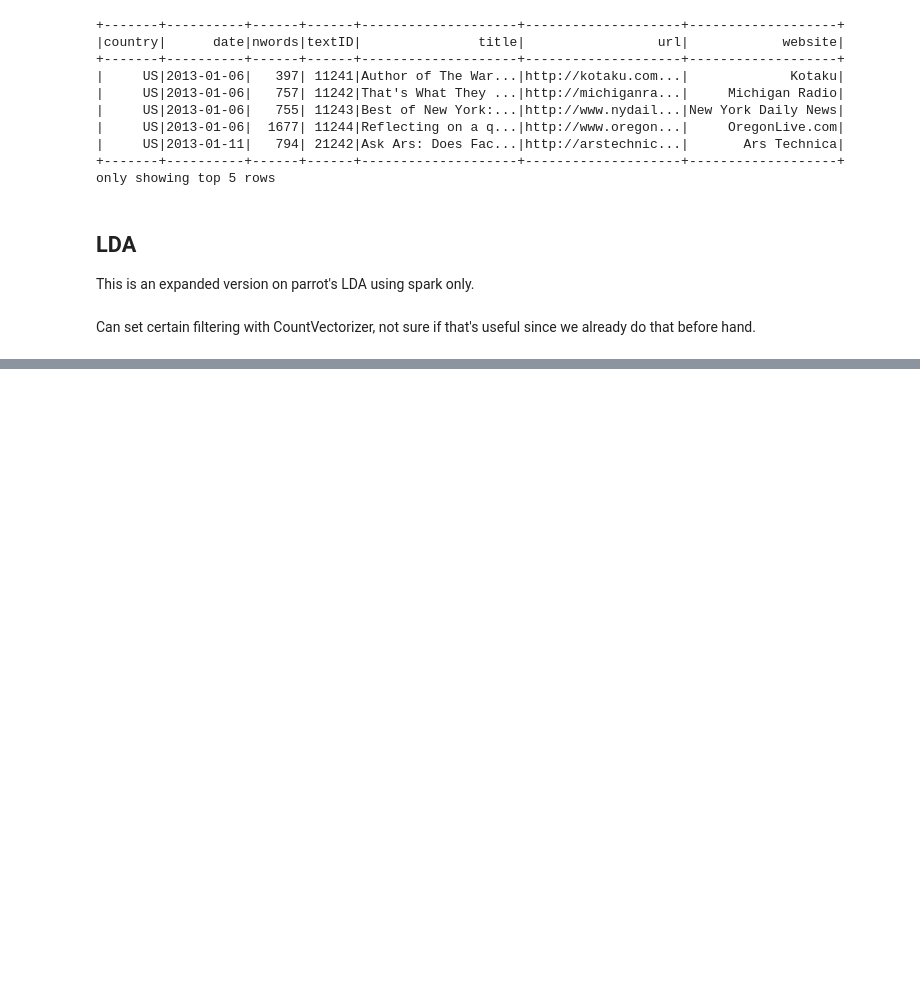
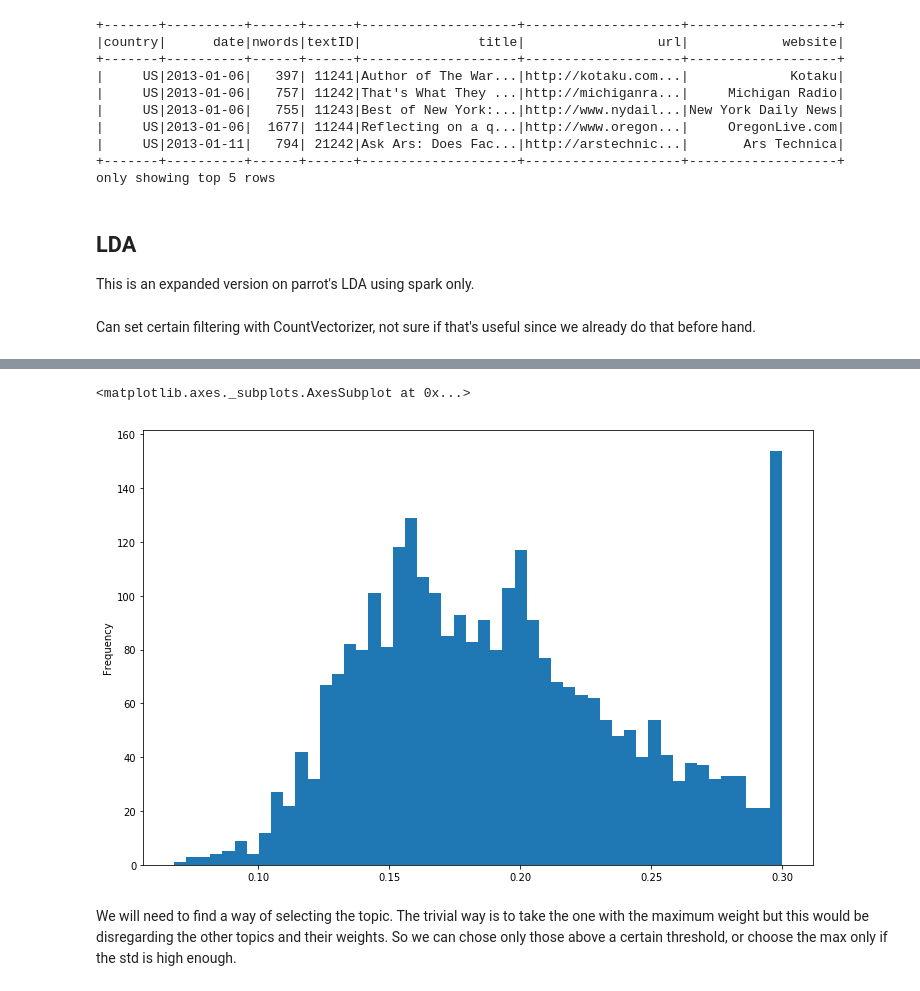
Before and after one commit to chrismeunier/ADA-Engineering-Project, a Jupyter notebook: Introduction, data cleaning and LDA.ipynb, the cells around one changed output, grey strips where cells are left out. Drawn from its saved outputs; the diff is of its cells as text; code cells hidden in the pictures; blank space fills up the shorter version.

```diff
--- a/Introduction, data cleaning and LDA.ipynb
+++ b/Introduction, data cleaning and LDA.ipynb
@@ -295,5 +299,7 @@ display(HTML("<style>.container { width:50% !important; }</style>"))
 # %%
-# Describe topics.
+# Describe topics
+result_lda = lda_model.transform(result_tfidf)
 topics = lda_model.describeTopics()
+words_topics = topics.toPandas().termIndices
+weight_topics = topics.toPandas().termWeights
 voc = np.array(cvmodel.vocabulary)
-words_topics = topics.toPandas().termIndices
@@ -357,0 +339,3 @@ Py4JJavaError: An error occurred while calling o12781.showString.
+# %%
+topic_source_bytext = sources.join(result_lda,'textID','inner').drop('url','web','website','lemma_list','raw_features','features').sort('textID')
+topic_source_bytext.show()
@@ -357,0 +362,5 @@ Py4JJavaError: An error occurred while calling o12781.showString.
+# %%
+plt.rcParams['figure.figsize'] = 12, 8
+# %%
+tst_pd = topic_source_bytext.toPandas().set_index('textID')
+tst_pd.head()
@@ -357,0 +375,7 @@ Py4JJavaError: An error occurred while calling o12781.showString.
+# %%
+tst_pd.apply(lambda r: np.std(r.topicDistribution),axis=1).plot.hist(bins=50)
+# %% [output]
+<matplotlib.axes._subplots.AxesSubplot at 0x...>
+[figure, added]
+# %% [markdown]
+We will need to find a way of selecting the topic. The trivial way is to take the one with the maximum weight but this would be disregarding the other topics and their weights. So we can chose only those above a certain threshold, or choose the max only if the std is high enough.
```
Also changed, not shown: parts of 23 cells of this notebook, 1 other file.
